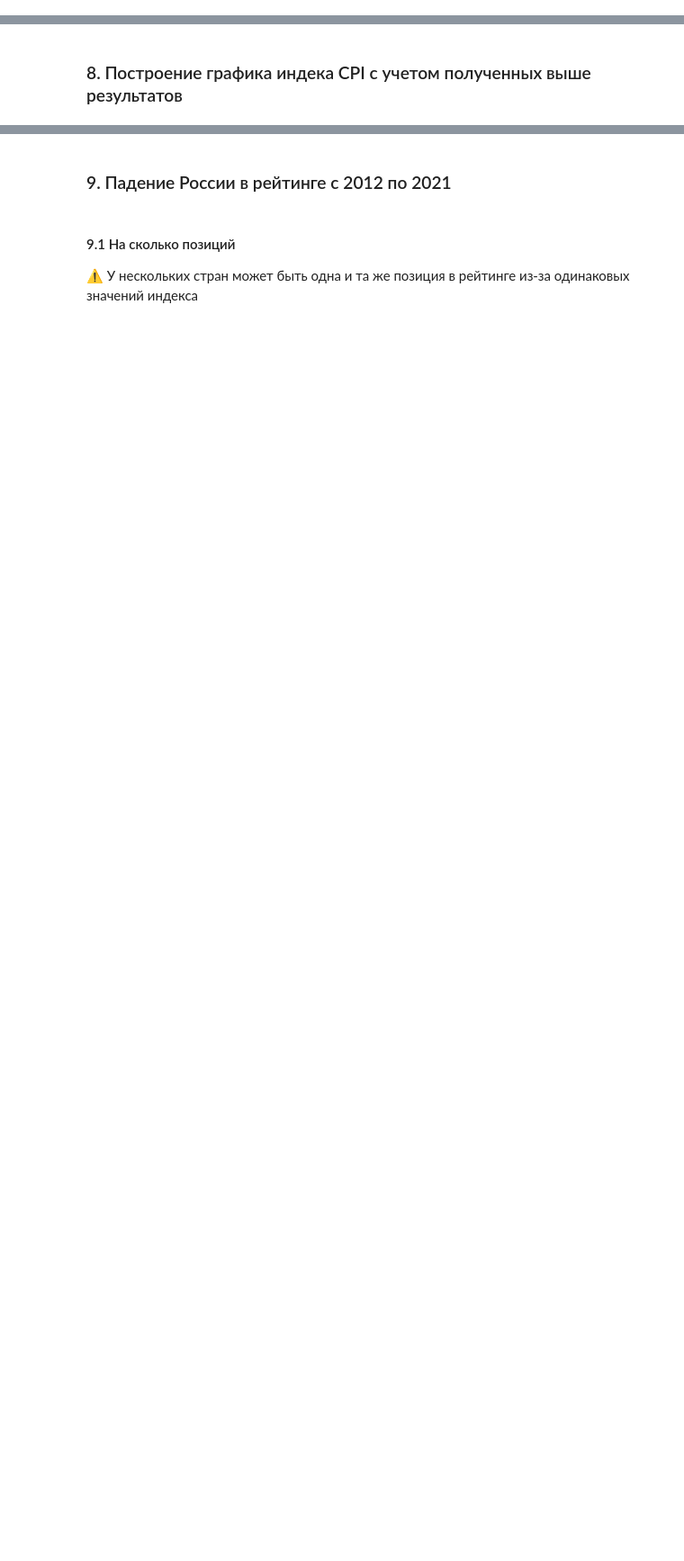
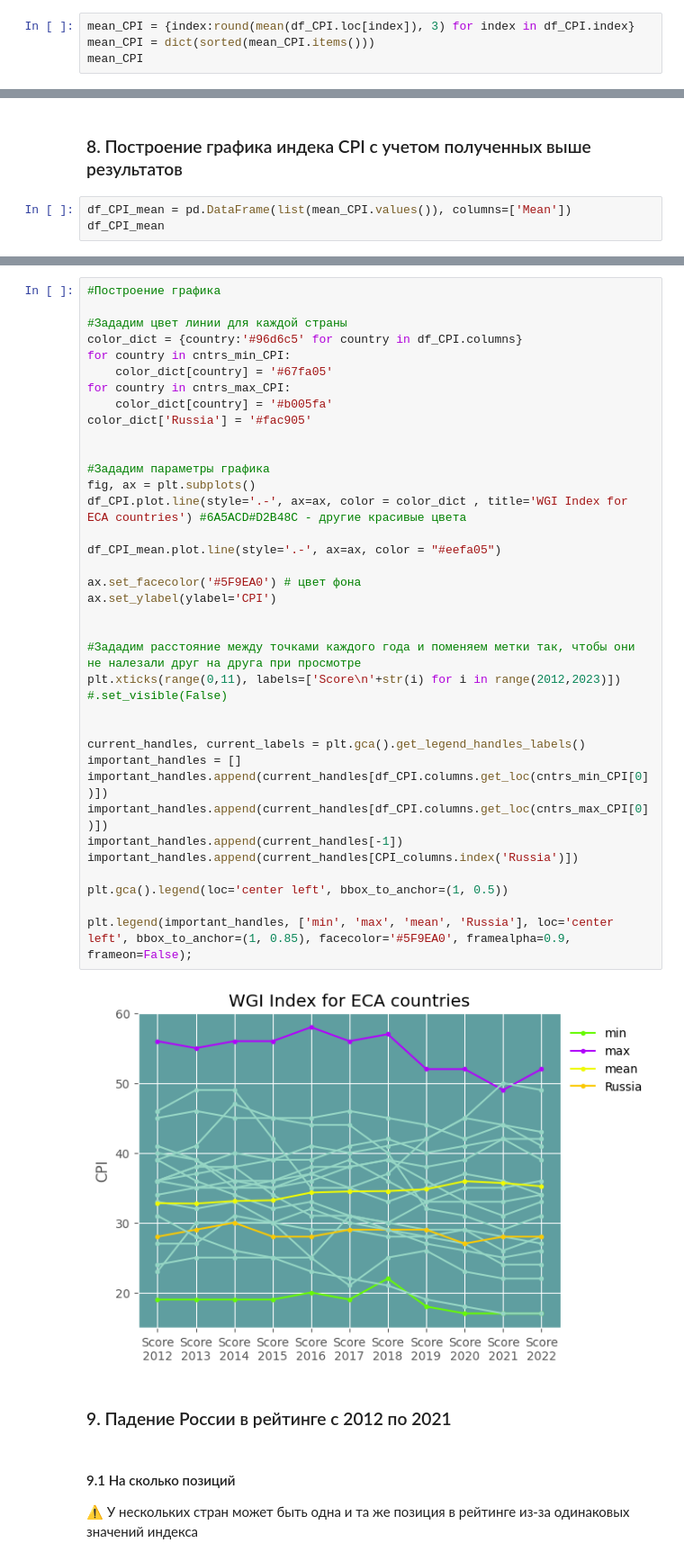
Before and after one commit to matvilen/JupyterNotebook_tips, a Jupyter notebook: Curruption Index.ipynb, the cells around one changed output, grey strips where cells are left out. Shown at 90% size. Saved outputs shown, nothing was run; the diff lists cells and outputs as text; blank space fills up the shorter version.

```diff
--- a/Curruption Index.ipynb
+++ b/Curruption Index.ipynb
@@ -377,0 +377,4 @@ mean_CPY = []
+# %%
+mean_CPI = {index:round(mean(df_CPI.loc[index]), 3) for index in df_CPI.index}
+mean_CPI = dict(sorted(mean_CPI.items()))
+mean_CPI
@@ -378,2 +393,5 @@ mean_CPY = []
 # %% [markdown]
 ### 8. Построение графика индека CPI с учетом полученных выше результатов
+# %%
+df_CPI_mean = pd.DataFrame(list(mean_CPI.values()), columns=['Mean'])
+df_CPI_mean
@@ -380,3 +411,42 @@ mean_CPY = []
+# %%
+#Построение графика
+
+#Зададим цвет линии для каждой страны
+color_dict = {country:'#96d6c5' for country in df_CPI.columns}
+for country in cntrs_min_CPI:
+    color_dict[country] = '#67fa05'
+for country in cntrs_max_CPI:
+    color_dict[country] = '#b005fa'
+color_dict['Russia'] = '#fac905'
+
+
+#Зададим параметры графика
+fig, ax = plt.subplots()
+df_CPI.plot.line(style='.-', ax=ax, color = color_dict , title='WGI Index for ECA countries') #6A5ACD#D2B48C - другие красивые цвета
+
+df_CPI_mean.plot.line(style='.-', ax=ax, color = "#eefa05")
+
+ax.set_facecolor('#5F9EA0') # цвет фона
+ax.set_ylabel(ylabel='CPI')
+
+
+#Зададим расстояние между точками каждого года и поменяем метки так, чтобы они не налезали друг на друга при просмотре
+plt.xticks(range(0,11), labels=['Score\n'+str(i) for i in range(2012,2023)])
+#.set_visible(False)
+
+
+current_handles, current_labels = plt.gca().get_legend_handles_labels()
+important_handles = []
+important_handles.append(current_handles[df_CPI.columns.get_loc(cntrs_min_CPI[0])])
+important_handles.append(current_handles[df_CPI.columns.get_loc(cntrs_max_CPI[0])])
+important_handles.append(current_handles[-1])
+important_handles.append(current_handles[CPI_columns.index('Russia')])
+
+plt.gca().legend(loc='center left', bbox_to_anchor=(1, 0.5))
+
+plt.legend(important_handles, ['min', 'max', 'mean', 'Russia'], loc='center left', bbox_to_anchor=(1, 0.85), facecolor='#5F9EA0', framealpha=0.9, frameon=False);
+# %% [output]
+[figure, added]
 # %% [markdown]
 ### 9. Падение России в рейтинге c 2012 по 2021
 # %% [markdown]
```
Also changed, not shown: parts of 16 cells of this notebook.
